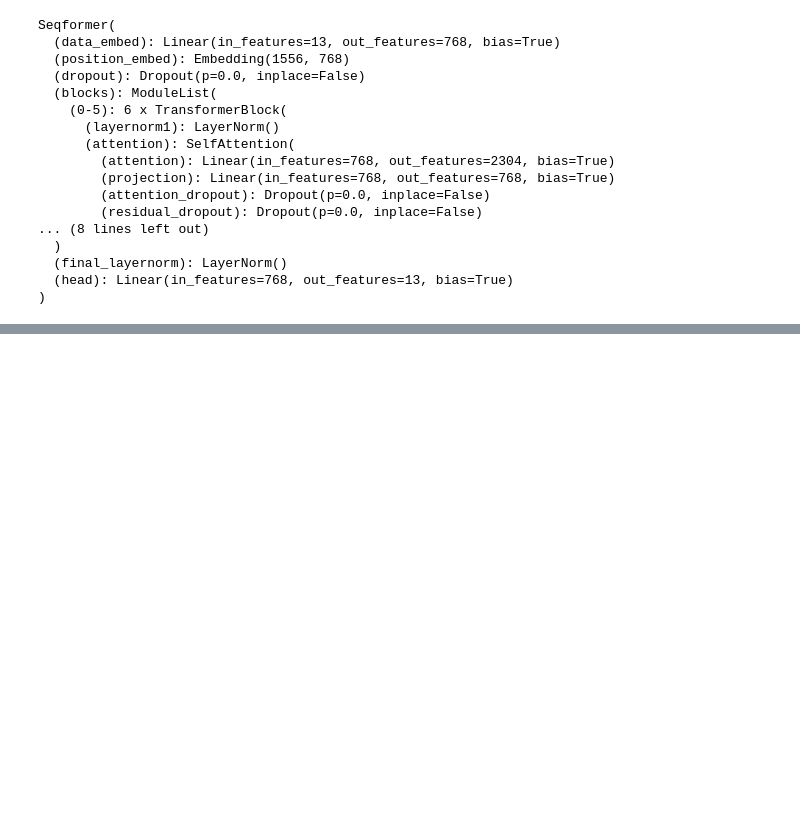
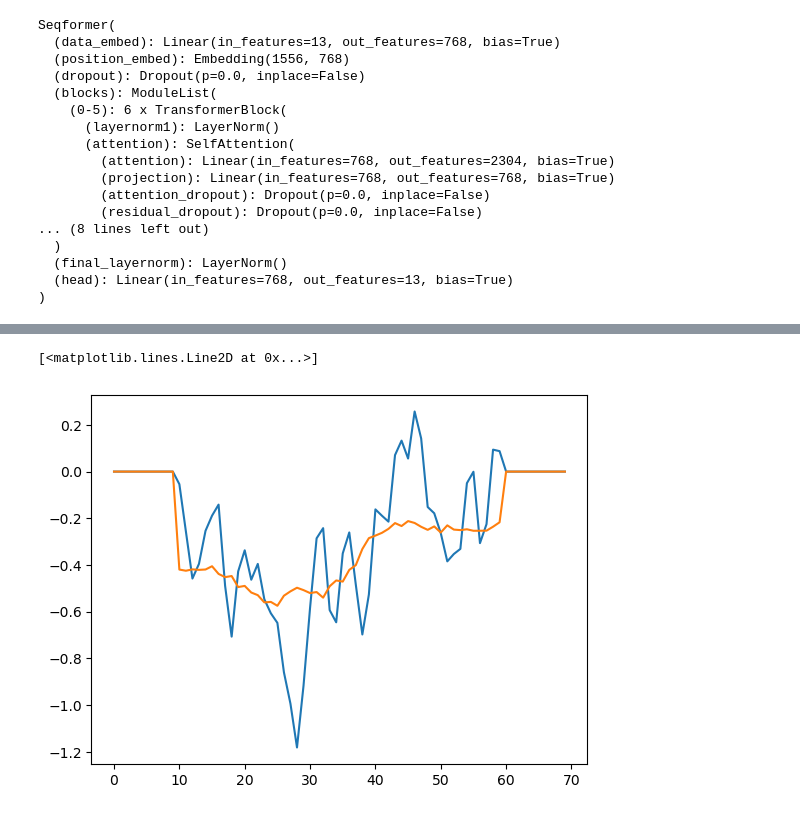
Before and after one commit to PolymathicAI/AstroCLIP, a Jupyter notebook: notebooks/dev/spec_ssl_results.ipynb, the cells around one changed output, grey strips where cells are left out. Saved outputs shown, nothing was run; the diff lists cells and outputs as text; code cells hidden in the pictures; blank space fills up the shorter version.

```diff
--- a/notebooks/dev/spec_ssl_results.ipynb
+++ b/notebooks/dev/spec_ssl_results.ipynb
@@ -89,0 +113,15 @@ plt.plot(pred[1:,3].data)
+# %%
+input_ = x[1:,3:].mean(1)
+target_ = y[1:,3:].mean(1)
+pred_ = pred[1:,3:].data.mean(1)
+loc = np.float32(input_!= target_)
+
+
+start = loc.argmax()
+start = start+60 + loc[start+60:].argmax()
+
+plt.plot((target_*loc)[start-10:start+60])
+plt.plot((pred_*loc)[start-10:start+60])
+# %% [output]
+[<matplotlib.lines.Line2D at 0x...>]
+[figure, added]
```
Also changed, not shown: parts of 15 cells of this notebook.
